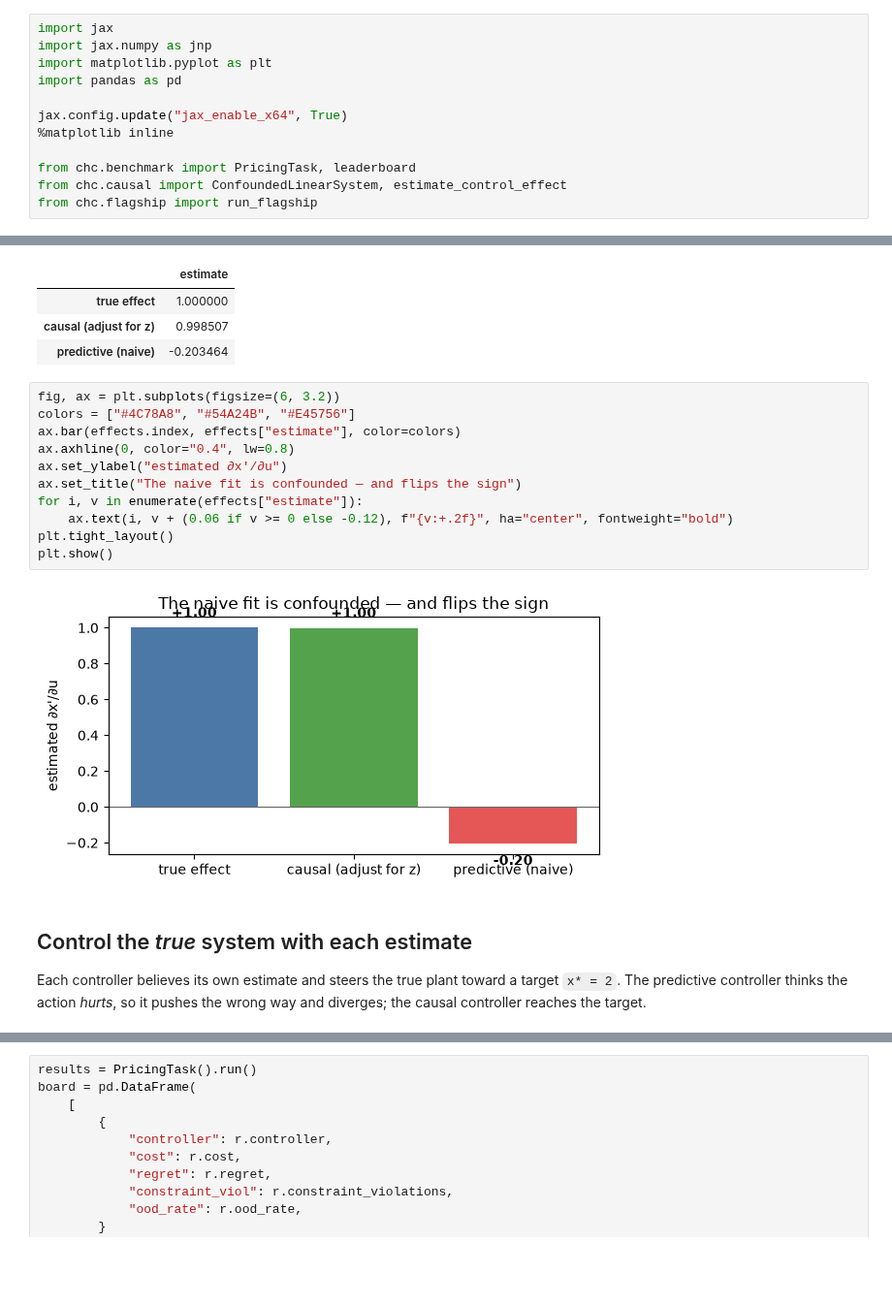
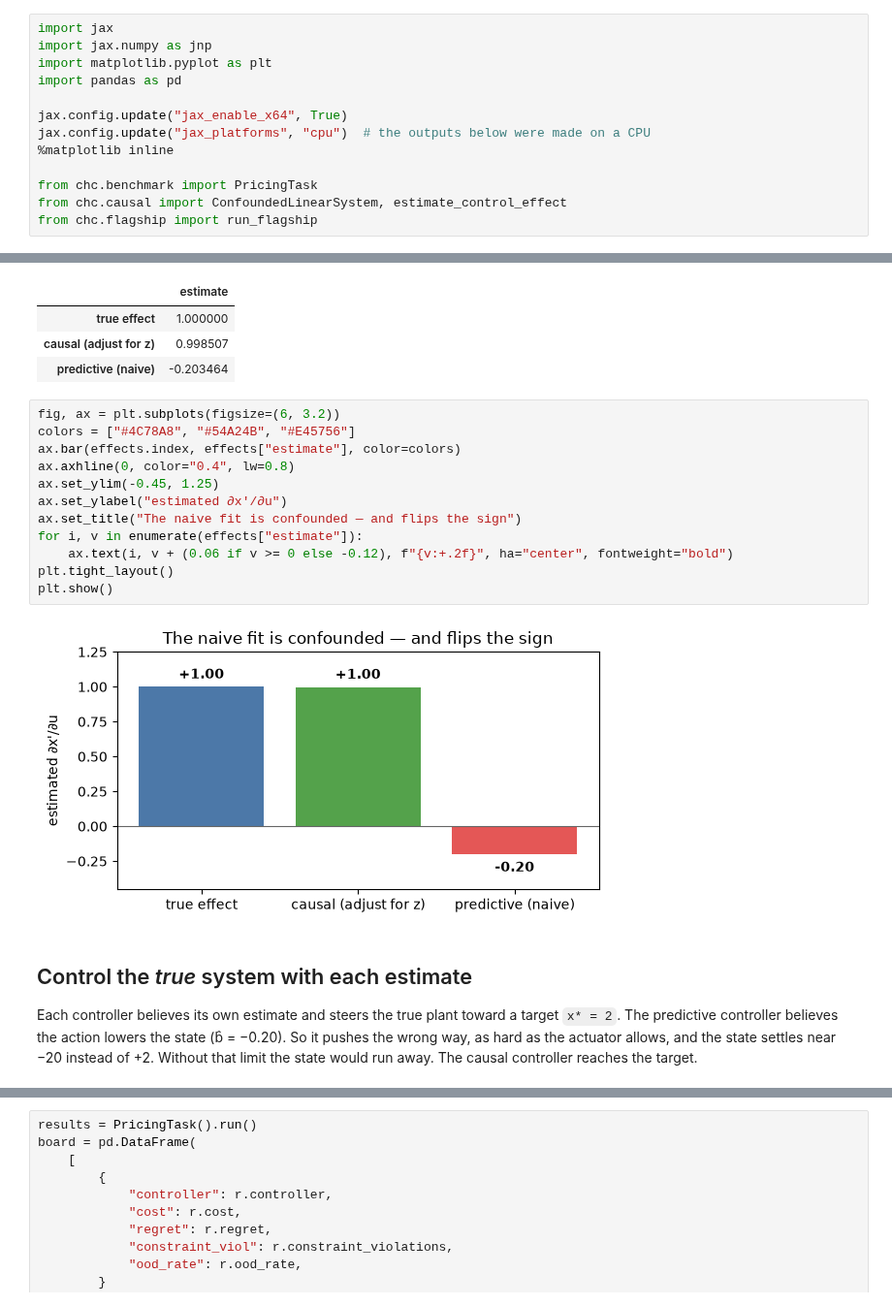
Before and after one commit to causaldyn/causal-hybrid-control, a Jupyter notebook: notebooks/01_causal_vs_predictive_control.ipynb, the cells around one changed output, grey strips where cells are left out. Shown at 97% size. Saved outputs shown, nothing was run; the diff lists cells and outputs as text; blank space fills up the shorter version.

```diff
--- a/notebooks/01_causal_vs_predictive_control.ipynb
+++ b/notebooks/01_causal_vs_predictive_control.ipynb
@@ -15,9 +16,10 @@ import matplotlib.pyplot as plt
 import pandas as pd
 
 jax.config.update("jax_enable_x64", True)
+jax.config.update("jax_platforms", "cpu")  # the outputs below were made on a CPU
 %matplotlib inline
 
-from chc.benchmark import PricingTask, leaderboard
+from chc.benchmark import PricingTask
 from chc.causal import ConfoundedLinearSystem, estimate_control_effect
 from chc.flagship import run_flagship
 # %% [markdown]
@@ -59,22 +63,24 @@ effects
 # %%
 fig, ax = plt.subplots(figsize=(6, 3.2))
 colors = ["#4C78A8", "#54A24B", "#E45756"]
 ax.bar(effects.index, effects["estimate"], color=colors)
 ax.axhline(0, color="0.4", lw=0.8)
+ax.set_ylim(-0.45, 1.25)
 ax.set_ylabel("estimated ∂x'/∂u")
 ax.set_title("The naive fit is confounded — and flips the sign")
 for i, v in enumerate(effects["estimate"]):
     ax.text(i, v + (0.06 if v >= 0 else -0.12), f"{v:+.2f}", ha="center", fontweight="bold")
 plt.tight_layout()
 plt.show()
 # %% [output]
-[figure, old version]
+[figure, new version]
 # %% [markdown]
 ## Control the *true* system with each estimate
 
 Each controller believes its own estimate and steers the true plant toward a target `x* = 2`. The
-predictive controller thinks the action *hurts*, so it pushes the wrong way and diverges; the causal
-controller reaches the target.
+predictive controller believes the action lowers the state (b̂ = −0.20). So it pushes the wrong
+way, as hard as the actuator allows, and the state settles near −20 instead of +2. Without that
+limit the state would run away. The causal controller reaches the target.
 # %%
 r = run_flagship()
 fig, ax = plt.subplots(figsize=(7, 4))
```
Also changed, not shown: parts of 5 cells of this notebook, 30 other files.
